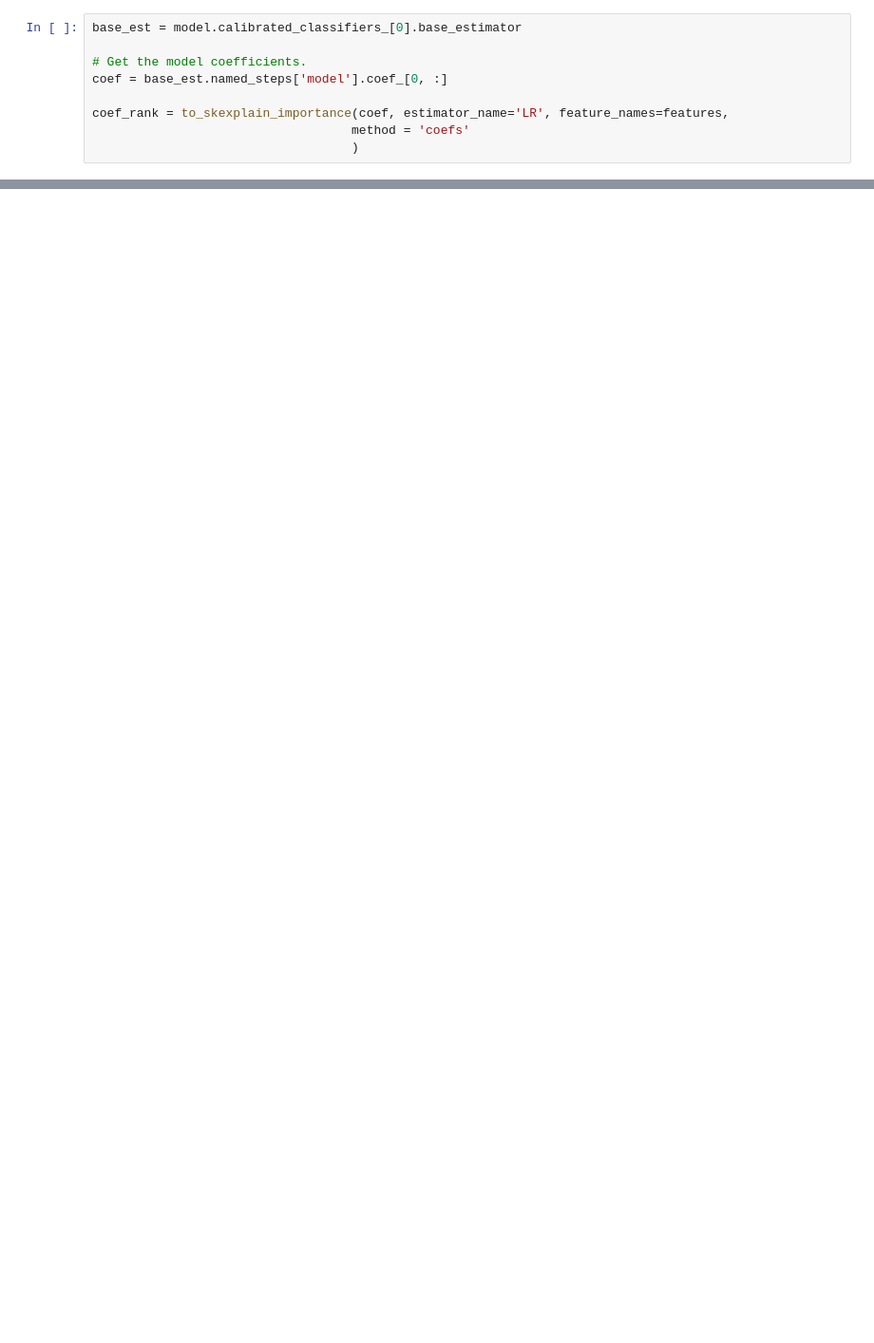
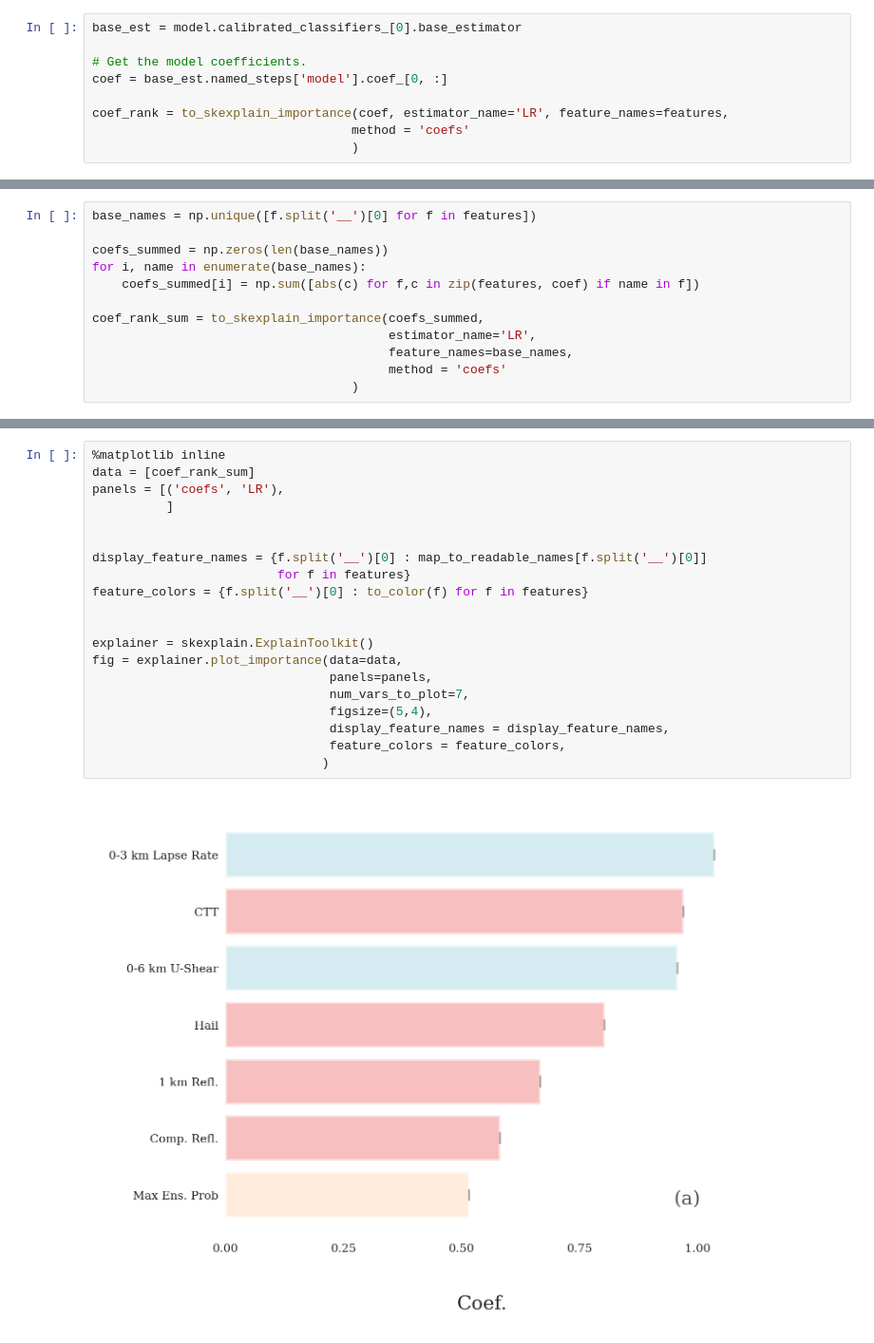
Before and after one commit to NOAA-National-Severe-Storms-Laboratory/frdd-wofs-ml-severe, a Jupyter notebook: wofs_ml_severe/explain/logistic_regression_coefficients.ipynb, the cells around one changed output, grey strips where cells are left out. Shown: that part at 95% size. Cells and saved outputs as stored; diff of their text form; blank space fills up the shorter version.

Commit message:
refactor explainability code

```diff
--- a/wofs_ml_severe/explain/logistic_regression_coefficients.ipynb
+++ b/wofs_ml_severe/explain/logistic_regression_coefficients.ipynb
@@ -55,0 +74,12 @@ fig = explainer.plot_importance(data=data,
+# %%
+base_names = np.unique([f.split('__')[0] for f in features])
+
+coefs_summed = np.zeros(len(base_names))
+for i, name in enumerate(base_names):
+    coefs_summed[i] = np.sum([abs(c) for f,c in zip(features, coef) if name in f])
+
+coef_rank_sum = to_skexplain_importance(coefs_summed,
+                                        estimator_name='LR',
+                                        feature_names=base_names,
+                                        method = 'coefs'
+                                   )
@@ -55,0 +92,22 @@ fig = explainer.plot_importance(data=data,
+# %%
+%matplotlib inline
+data = [coef_rank_sum]
+panels = [('coefs', 'LR'),
+          ]
+
+
+display_feature_names = {f.split('__')[0] : map_to_readable_names[f.split('__')[0]]
+                         for f in features}
+feature_colors = {f.split('__')[0] : to_color(f) for f in features}
+
+
+explainer = skexplain.ExplainToolkit()
+fig = explainer.plot_importance(data=data,
+                                panels=panels,
+                                num_vars_to_plot=7,
+                                figsize=(5,4),
+                                display_feature_names = display_feature_names,
+                                feature_colors = feature_colors,
+                               )
+# %% [output]
+[figure, added]
```
Also changed, not shown: parts of 7 cells of this notebook, 7 other files.
